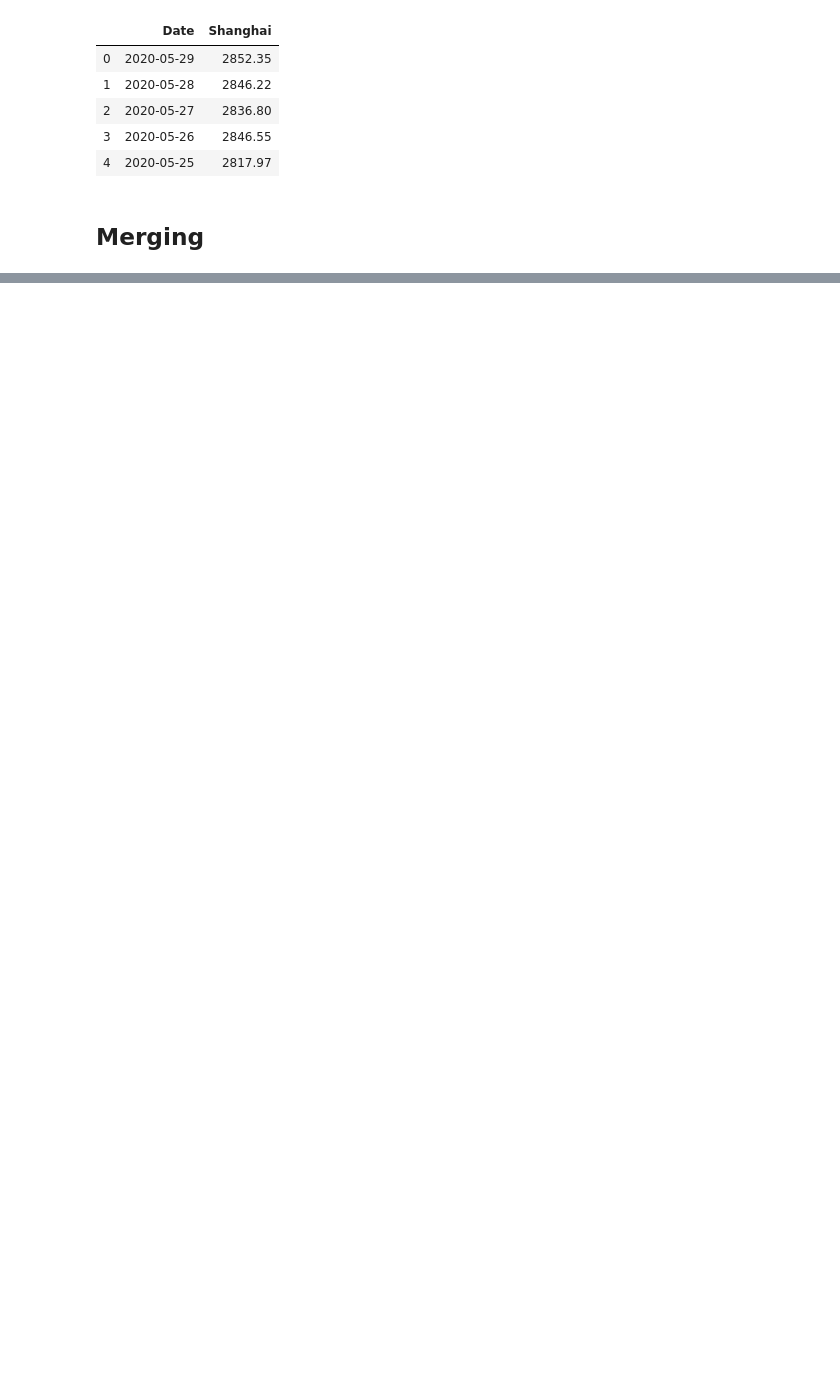
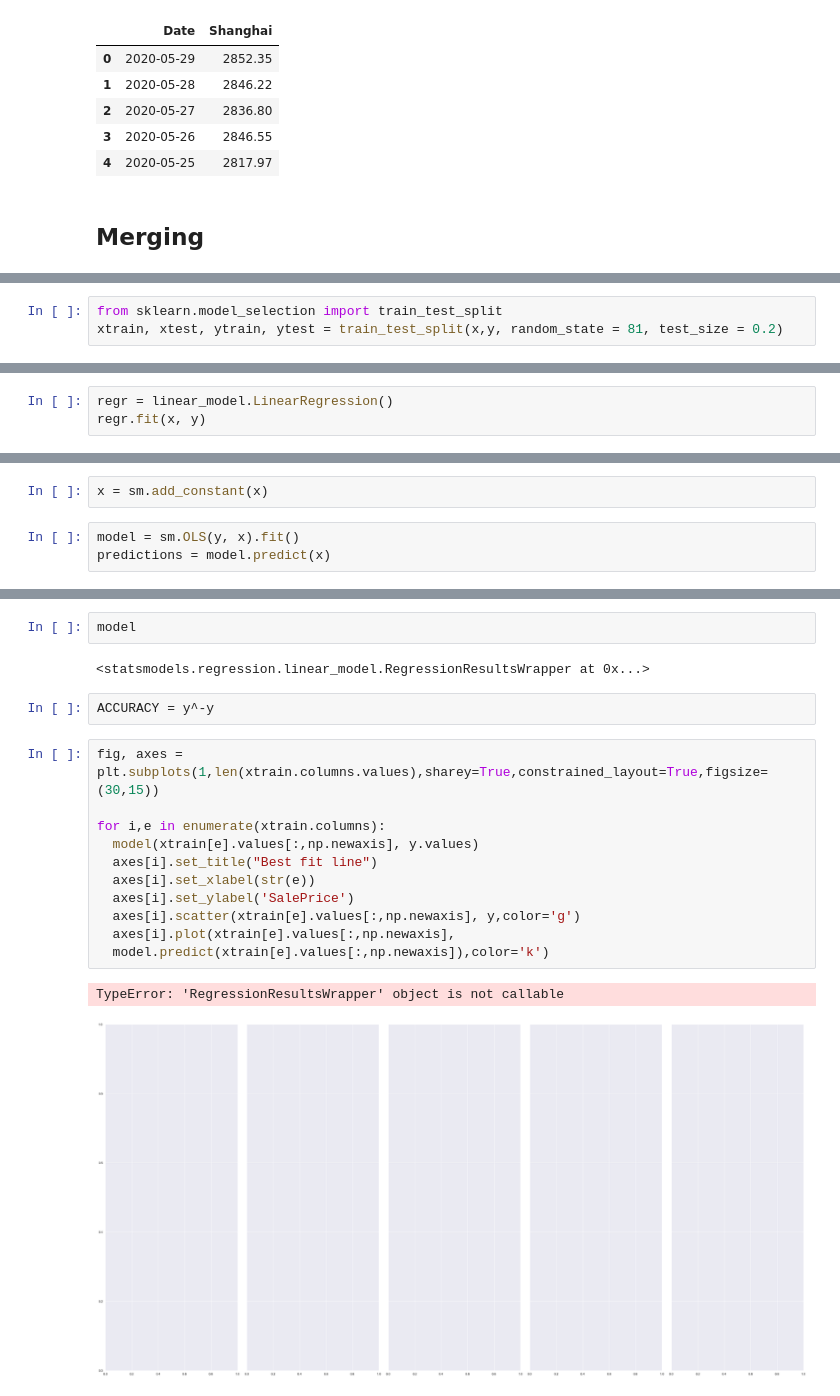
Before and after one commit to n-Faiz/WQD7003-Project-OilPriceMovement, a Jupyter notebook: New_Group_Project_Data_Analytic.ipynb, the cells around one changed output, grey strips where cells are left out. Saved outputs shown, nothing was run; the diff lists cells and outputs as text; blank space fills up the shorter version.

Commit message:
Added Multiple Linear Regression by Ikhwan

```diff
--- a/New_Group_Project_Data_Analytic.ipynb
+++ b/New_Group_Project_Data_Analytic.ipynb
@@ -453,0 +716,3 @@ sns.heatmap(df_corr,annot=True,cmap='coolwarm',linecolor='white',linewidths=.5)
+# %%
+from sklearn.model_selection import train_test_split
+xtrain, xtest, ytrain, ytest = train_test_split(x,y, random_state = 81, test_size = 0.2)
@@ -453,0 +739,3 @@ sns.heatmap(df_corr,annot=True,cmap='coolwarm',linecolor='white',linewidths=.5)
+# %%
+regr = linear_model.LinearRegression()
+regr.fit(x, y)
@@ -453,0 +745,5 @@ sns.heatmap(df_corr,annot=True,cmap='coolwarm',linecolor='white',linewidths=.5)
+# %%
+x = sm.add_constant(x)
+# %%
+model = sm.OLS(y, x).fit()
+predictions = model.predict(x)
@@ -453,0 +788,20 @@ sns.heatmap(df_corr,annot=True,cmap='coolwarm',linecolor='white',linewidths=.5)
+# %%
+model
+# %% [output]
+<statsmodels.regression.linear_model.RegressionResultsWrapper at 0x...>
+# %%
+ACCURACY = y^-y
+# %%
+fig, axes = plt.subplots(1,len(xtrain.columns.values),sharey=True,constrained_layout=True,figsize=(30,15))
+
+for i,e in enumerate(xtrain.columns):
+  model(xtrain[e].values[:,np.newaxis], y.values)
+  axes[i].set_title("Best fit line")
+  axes[i].set_xlabel(str(e))
+  axes[i].set_ylabel('SalePrice')
+  axes[i].scatter(xtrain[e].values[:,np.newaxis], y,color='g')
+  axes[i].plot(xtrain[e].values[:,np.newaxis],
+  model.predict(xtrain[e].values[:,np.newaxis]),color='k')
+# %% [output]
+TypeError: 'RegressionResultsWrapper' object is not callable
+[figure, added]
```
Also changed, not shown: parts of 63 cells of this notebook, 1 other file.
